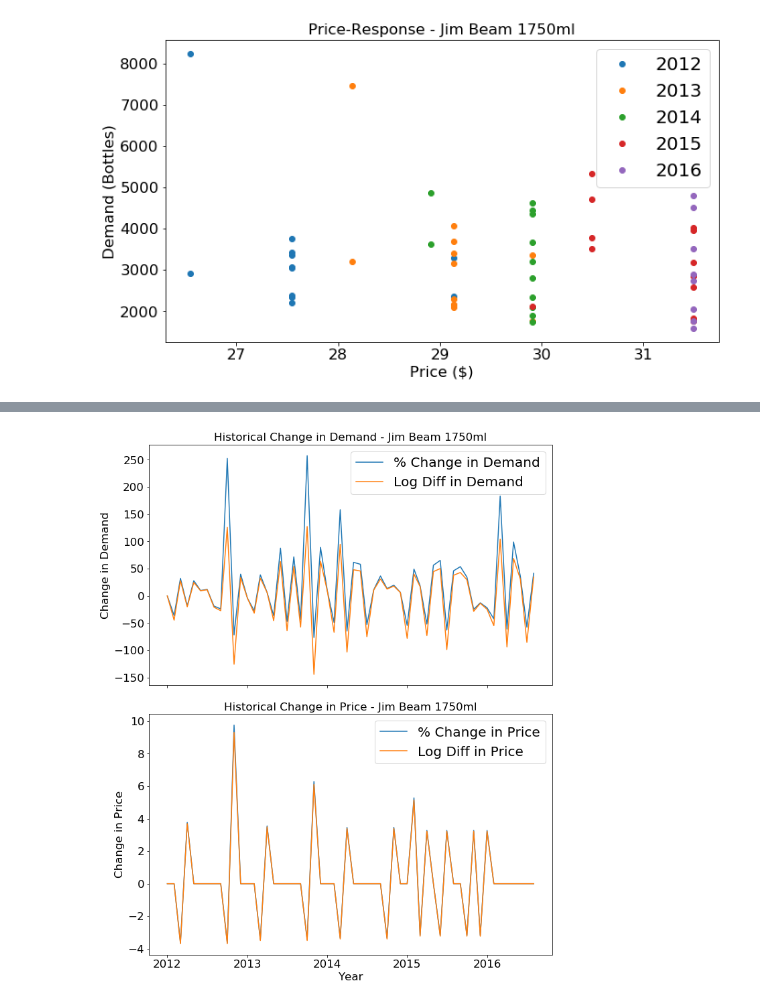
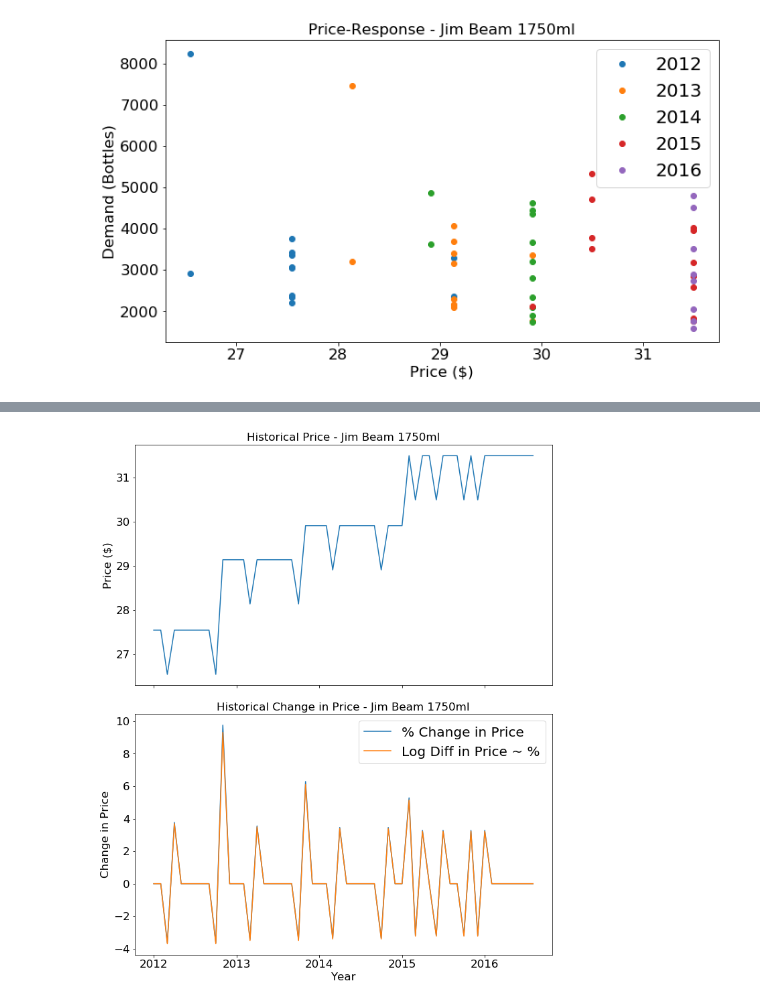
Before and after one commit to nicholsonjohnc/promotion-optimization, a Jupyter notebook: Untitled.ipynb, the cells around one changed output, grey strips where cells are left out. Saved outputs shown, nothing was run; the diff lists cells and outputs as text; code cells hidden in the pictures.

Commit message:
edit plots

```diff
--- a/Untitled.ipynb
+++ b/Untitled.ipynb
@@ -121,23 +118,17 @@ LogPriceDiff = pd.Series(df['LogPriceDiff']).values
 # %%
-DemandPctChange[0] = 0
-LogDemandDiff[0] = 0
-PricePctChange[0] = 0
-LogPriceDiff[0] = 0
 fig, ax = plt.subplots(2, 1, sharex=True, figsize=(10, 12))
-ax[0].plot(Month, DemandPctChange*100, '-',
-           Month, LogDemandDiff*100, '-');
-ax[0].set_title('Historical Change in Demand - Jim Beam 1750ml')
-ax[0].set_ylabel('Change in Demand')
-ax[0].legend(['% Change in Demand', 'Log Diff in Demand'], loc=1)
+ax[0].plot(Month, Price);
+ax[0].set_title('Historical Price - Jim Beam 1750ml')
+ax[0].set_ylabel('Price ($)')
 ax[1].plot(Month, PricePctChange*100, '-',
            Month, LogPriceDiff*100, '-');
 ax[1].set_title('Historical Change in Price - Jim Beam 1750ml')
 ax[1].set_ylabel('Change in Price')
 ax[1].set_xlabel('Year')
-ax[1].legend(['% Change in Price', 'Log Diff in Price'], loc=1)
+ax[1].legend(['% Change in Price', 'Log Diff in Price ~ %'], loc=1)
 fig.tight_layout()
-fig.savefig('img/historical_change_demand_price.png')
+fig.savefig('img/historical_price.png')
 # %% [output]
-[figure, old version]
+[figure, new version]
 # %%
 fig, ax = plt.subplots(2, 1, sharex=True, figsize=(10, 12))
```
Also changed, not shown: parts of 12 cells of this notebook, 10 other files.
